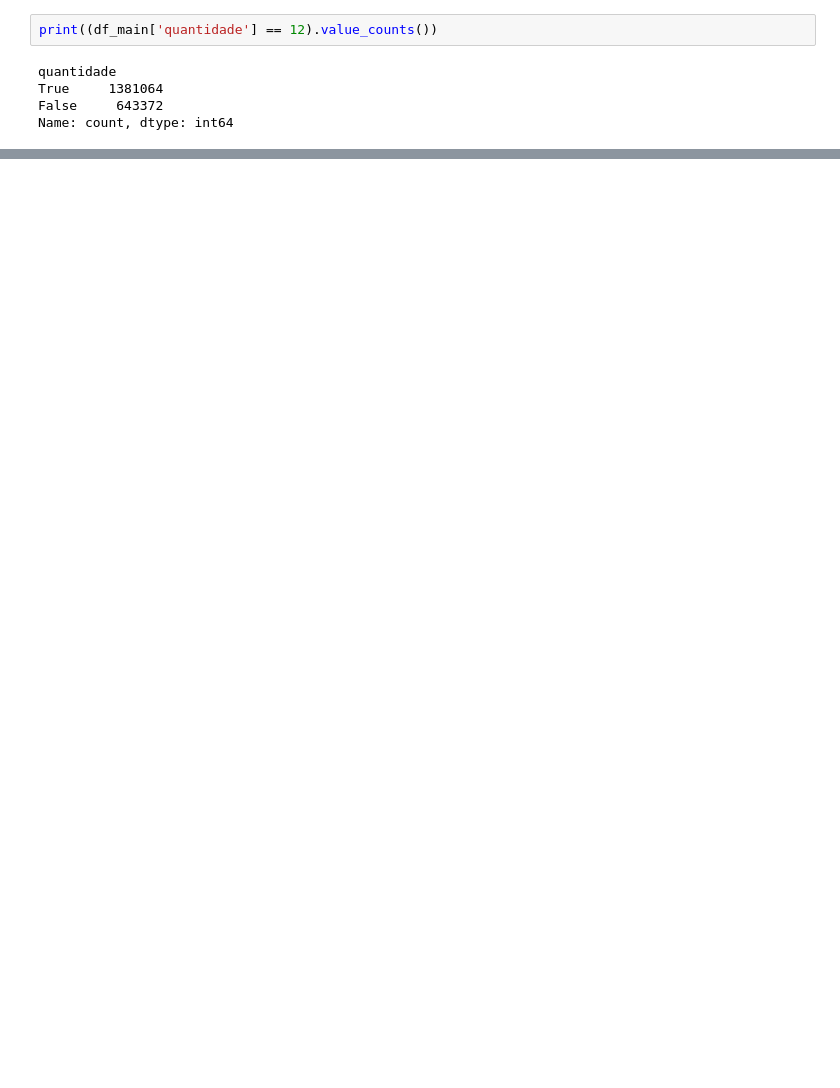
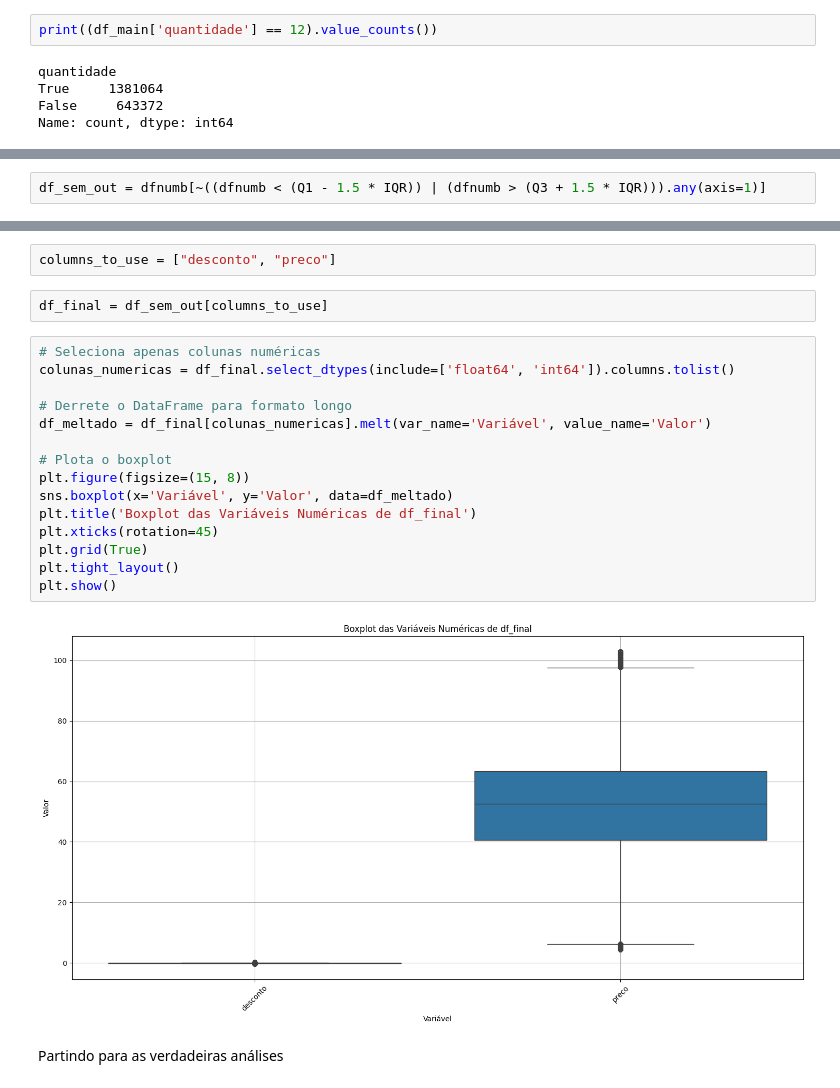
Before and after one commit to dingosin/brincadados, a Jupyter notebook: analisedados.ipynb, the cells around one changed output, grey strips where cells are left out. Saved outputs shown, nothing was run; the diff lists cells and outputs as text; blank space fills up the shorter version.

```diff
--- a/analisedados.ipynb
+++ b/analisedados.ipynb
@@ -600,0 +592,2 @@ Name: count, dtype: int64
+# %%
+df_sem_out = dfnumb[~((dfnumb < (Q1 - 1.5 * IQR)) | (dfnumb > (Q3 + 1.5 * IQR))).any(axis=1)]
@@ -600,0 +610,23 @@ Name: count, dtype: int64
+# %%
+columns_to_use = ["desconto", "preco"]
+# %%
+df_final = df_sem_out[columns_to_use]
+# %%
+# Seleciona apenas colunas numéricas
+colunas_numericas = df_final.select_dtypes(include=['float64', 'int64']).columns.tolist()
+
+# Derrete o DataFrame para formato longo
+df_meltado = df_final[colunas_numericas].melt(var_name='Variável', value_name='Valor')
+
+# Plota o boxplot
+plt.figure(figsize=(15, 8))
+sns.boxplot(x='Variável', y='Valor', data=df_meltado)
+plt.title('Boxplot das Variáveis Numéricas de df_final')
+plt.xticks(rotation=45)
+plt.grid(True)
+plt.tight_layout()
+plt.show()
+# %% [output]
+[figure, added]
+# %% [markdown]
+Partindo para as verdadeiras análises
```
Also changed, not shown: parts of 27 cells of this notebook.
